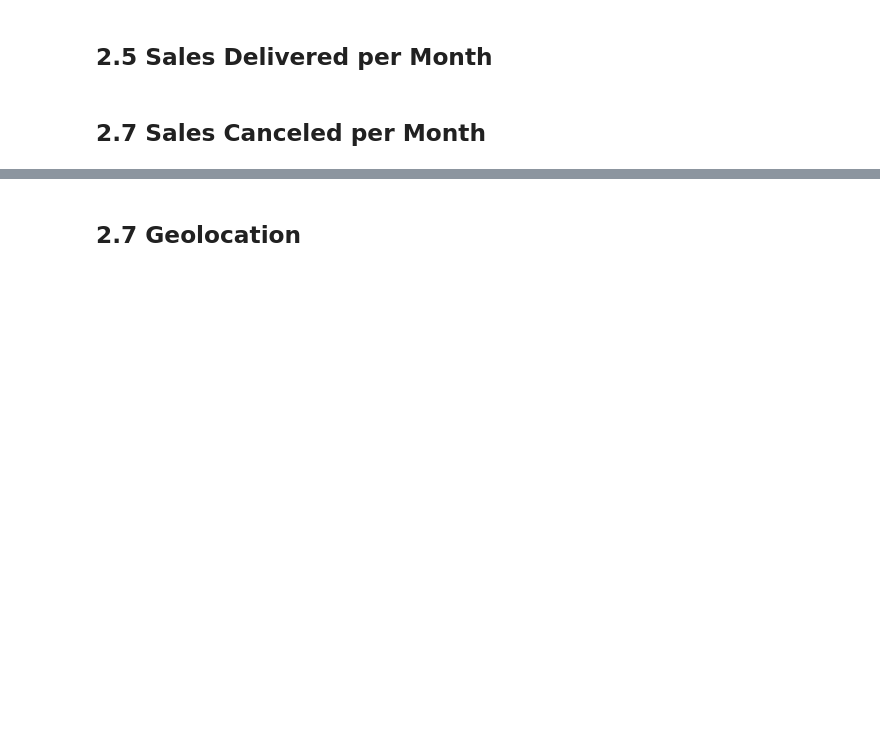
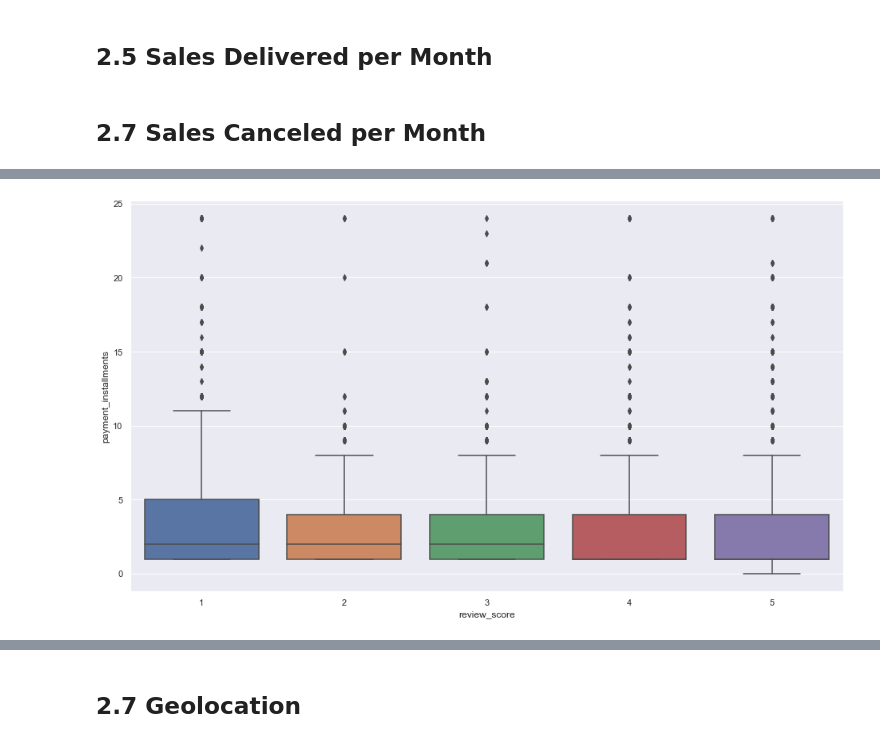
Before and after one commit to joaovictordesouzaduarte/capacitacao_limfie, a Jupyter notebook: codigo/explory_data.ipynb, the cells around one changed output, grey strips where cells are left out. Cells and saved outputs as stored; diff of their text form; code cells hidden in the pictures; blank space fills up the shorter version.

```diff
--- a/codigo/explory_data.ipynb
+++ b/codigo/explory_data.ipynb
@@ -239,0 +303,5 @@ fig.show()
+# %%
+sns.boxplot(y="payment_installments",x="review_score",data=df2)
+plt.show()
+# %% [output]
+[figure, added]
```
Also changed, not shown: parts of 18 cells of this notebook.
